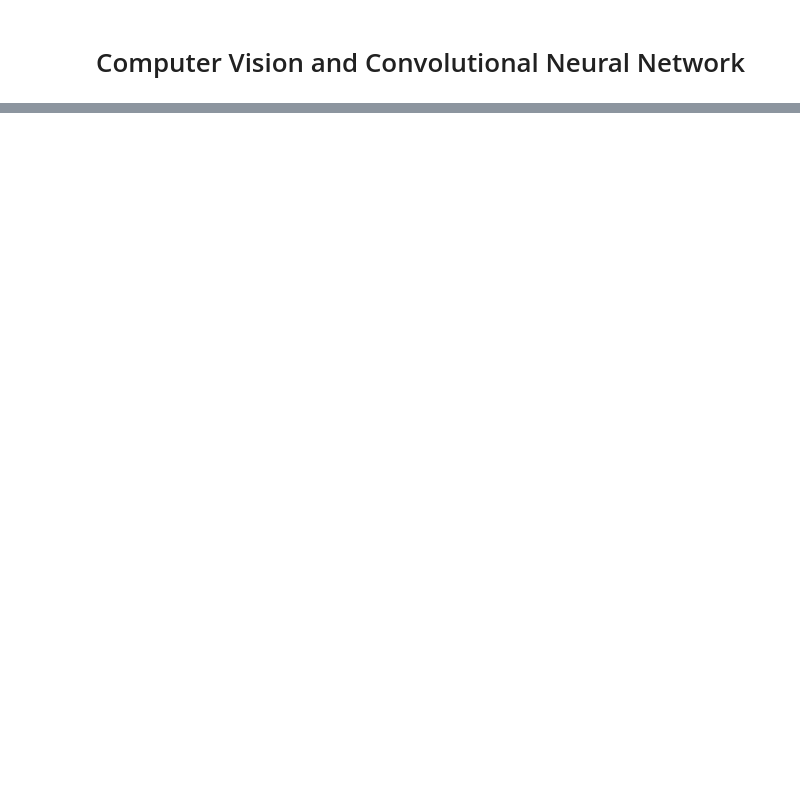
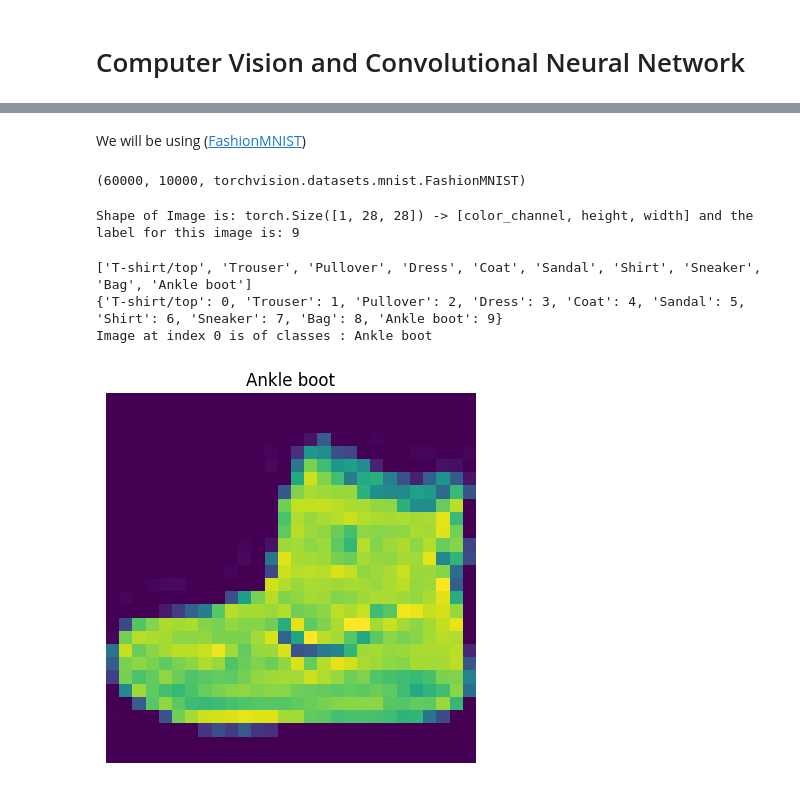
Before and after one commit to shushankai/pytroch-deep-learning, a Jupyter notebook: Lectures notebooks/CV_and_CNN.ipynb, the cells around one changed output, grey strips where cells are left out. Drawn from its saved outputs; the diff is of its cells as text; code cells hidden in the pictures; blank space fills up the shorter version.

```diff
--- a/Lectures notebooks/CV_and_CNN.ipynb
+++ b/Lectures notebooks/CV_and_CNN.ipynb
@@ -48,0 +77,41 @@ import numpy as np
+# %% [markdown]
+We will be using ([FashionMNIST](https://github.com/zalandoresearch/fashion-mnist))
+# %%
+train_data = datasets.FashionMNIST(root=f"/home/shushanksingh/work/pytroch-deep-learning/Data",
+                                train=True,
+                                download=True,
+                                transform=ToTensor(),
+                                target_transform=None
+                                )
+
+test_data = datasets.FashionMNIST(root=f"/home/shushanksingh/work/pytroch-deep-learning/Data",
+                                  train= False,
+                                  transform=ToTensor(),
+                                  target_transform=None,
+                                  download=True
+                                  )
+# %%
+len(train_data), len(test_data), type(train_data)
+# %% [output]
+(60000, 10000, torchvision.datasets.mnist.FashionMNIST)
+# %%
+image, label = train_data[0]
+print(f"Shape of Image is: {image.shape} -> [color_channel, height, width] and the label for this image is: {label}")
+# 1 as color channel means its a black and white image
+# %% [output]
+Shape of Image is: torch.Size([1, 28, 28]) -> [color_channel, height, width] and the label for this image is: 9
+# %%
+classes = train_data.classes
+print(classes)
+print(train_data.class_to_idx)
+print(f"Image at index 0 is of classes : {train_data.classes[label]}")
+# %% [output]
+['T-shirt/top', 'Trouser', 'Pullover', 'Dress', 'Coat', 'Sandal', 'Shirt', 'Sneaker', 'Bag', 'Ankle boot']
+{'T-shirt/top': 0, 'Trouser': 1, 'Pullover': 2, 'Dress': 3, 'Coat': 4, 'Sandal': 5, 'Shirt': 6, 'Sneaker': 7, 'Bag': 8, 'Ankle boot': 9}
+Image at index 0 is of classes : Ankle boot
+# %%
+plt.imshow(image.squeeze());
+plt.title(classes[label]);
+plt.axis(False);
+# %% [output]
+[figure, added]
```
Also changed, not shown: parts of 35 cells of this notebook, 1 other file.
